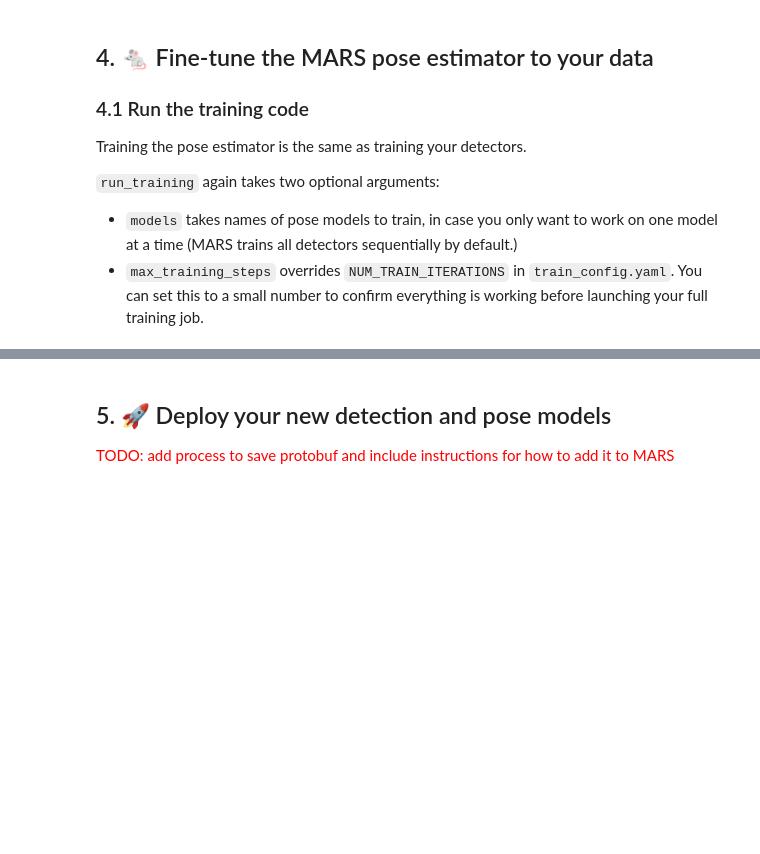
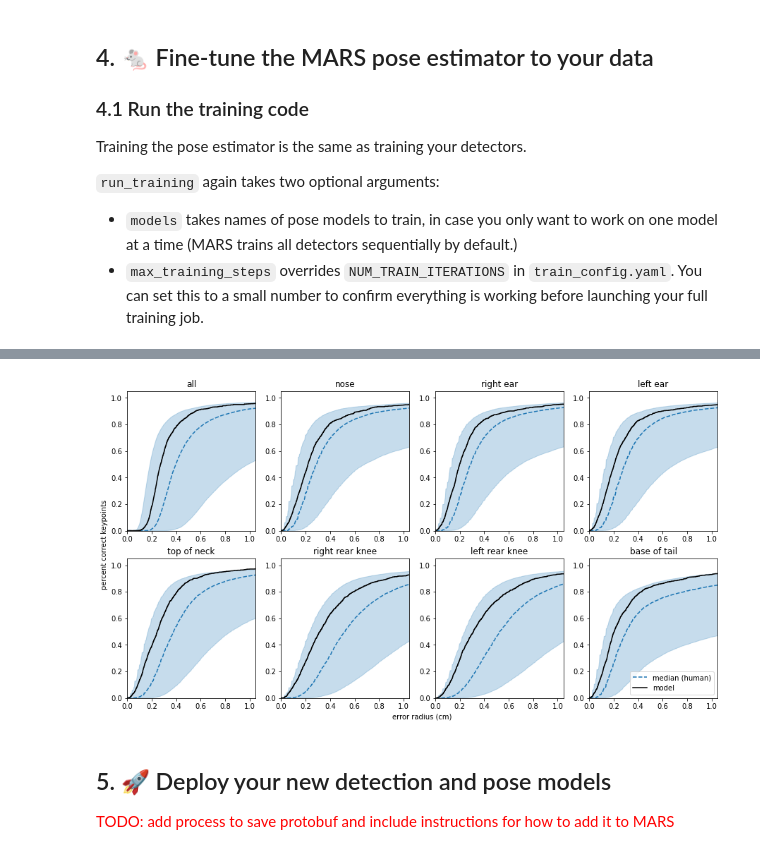
Before and after one commit to neuroethology/MARS_Developer, a Jupyter notebook: MARS_tutorial.ipynb, the cells around one changed output, grey strips where cells are left out. Drawn from its saved outputs; the diff is of its cells as text; code cells hidden in the pictures; blank space fills up the shorter version.

```diff
--- a/MARS_tutorial.ipynb
+++ b/MARS_tutorial.ipynb
@@ -191,3 +207,10 @@ Having chosen our best-performing checkpoint, we'll now create some plots of mod
+# %%
+from hourglass_pose import evaluation
+
+project_path = 'D:\my_project'
+evaluation.plot_model_PCK(project_path, combine_animals=True)
+# %% [output]
+[figure, added]
 # %% [markdown]
 ## 5. 🚀 Deploy your new detection and pose models
 
```
Also changed, not shown: parts of 21 cells of this notebook, 11 other files.
